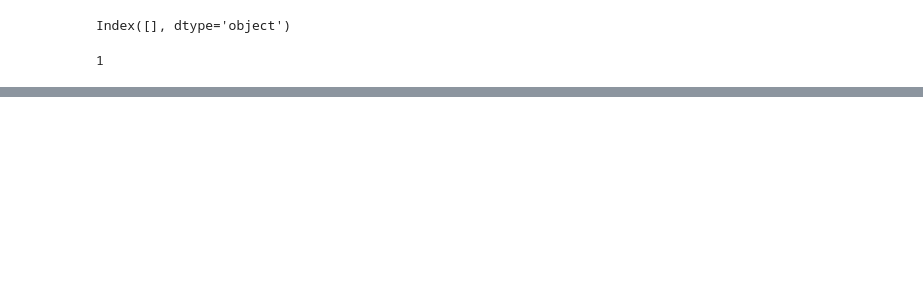
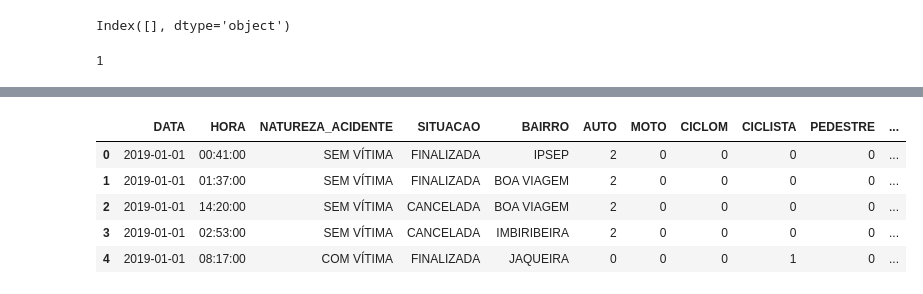
Before and after one commit to breendawelly/pos-engenharia-dados, a Jupyter notebook: 3.Source/2019.ipynb, the cells around one changed output, grey strips where cells are left out. Saved outputs shown, nothing was run; the diff lists cells and outputs as text; code cells hidden in the pictures; blank space fills up the shorter version.

```diff
--- a/3.Source/2019.ipynb
+++ b/3.Source/2019.ipynb
@@ -231,0 +225,9 @@ df_2019_spec.head()
+# %%
+# Criar uma cópia da base de dados original
+df_2019_staging = df_2019_spec.copy()
+
+# Agora, você pode realizar modificações na base de dados df_staging sem afetar df_2019_spec
+# ...
+
+# Se necessário, você sempre pode voltar à base de dados original
+# df_2019_spec = df_staging.copy()
@@ -231,0 +238,5 @@ df_2019_spec.head()
+# %%
+# permitir que todas as colunas dessa base sejam visualizadas
+pd.set_option('display.max_columns', None)
+
+pd.set_option('display.max_columns', None)
@@ -231,0 +313,3 @@ df_2019_spec.head()
+# %%
+bairros_recife.columns = bairros_recife.columns.str.upper()
+df_2019_staging.columns = df_2019_staging.columns.str.upper()
@@ -231,0 +325,9 @@ df_2019_spec.head()
+# %%
+df_2019_staging.head()
+# %% [output]
+|  | DATA | HORA | NATUREZA_ACIDENTE | SITUACAO | BAIRRO | AUTO | MOTO | CICLOM | CICLISTA | PEDESTRE | ... |
+| 0 | 2019-01-01 | 00:41:00 | SEM VÍTIMA | FINALIZADA | IPSEP | 2 | 0 | 0 | 0 | 0 | ... |
+| 1 | 2019-01-01 | 01:37:00 | SEM VÍTIMA | FINALIZADA | BOA VIAGEM | 2 | 0 | 0 | 0 | 0 | ... |
+| 2 | 2019-01-01 | 14:20:00 | SEM VÍTIMA | CANCELADA | BOA VIAGEM | 2 | 0 | 0 | 0 | 0 | ... |
+| 3 | 2019-01-01 | 02:53:00 | SEM VÍTIMA | CANCELADA | IMBIRIBEIRA | 2 | 0 | 0 | 0 | 0 | ... |
+| 4 | 2019-01-01 | 08:17:00 | COM VÍTIMA | FINALIZADA | JAQUEIRA | 0 | 0 | 0 | 1 | 0 | ... |
```
Also changed, not shown: parts of 36 cells of this notebook, 6 other files.
